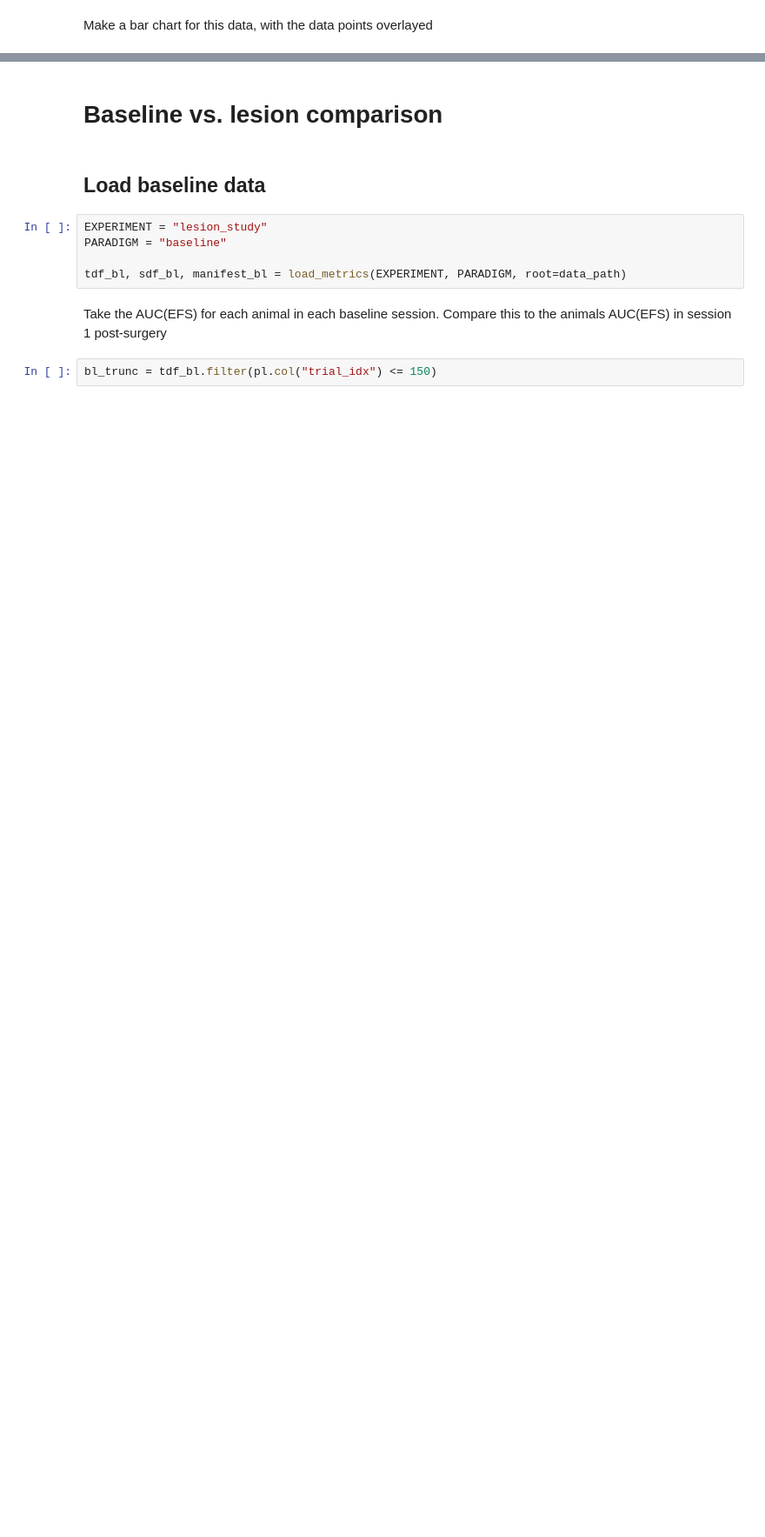
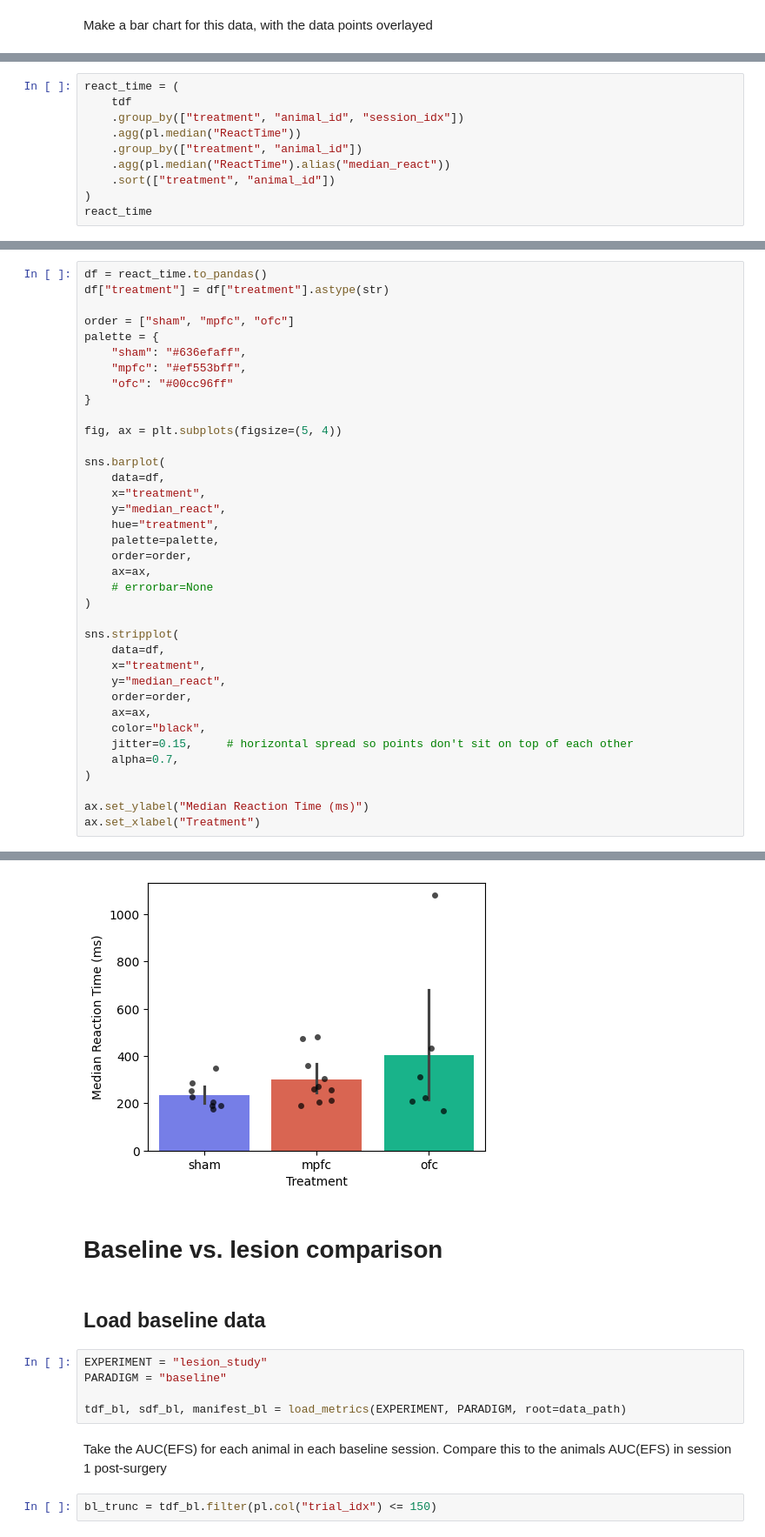
Before and after one commit to BenjoLiving/matching-pennies, a Jupyter notebook: matching_pennies/analysis/experiments/lesion_study_normal.ipynb, the cells around one changed output, grey strips where cells are left out. Shown at 87% size. Drawn from its saved outputs; the diff is of its cells as text; blank space fills up the shorter version.

```diff
--- a/matching_pennies/analysis/experiments/lesion_study_normal.ipynb
+++ b/matching_pennies/analysis/experiments/lesion_study_normal.ipynb
@@ -1144,0 +1243,10 @@ AttributeError: Rectangle.set() got an unexpected keyword argument 'ylabel'
+# %%
+react_time = (
+    tdf
+    .group_by(["treatment", "animal_id", "session_idx"])
+    .agg(pl.median("ReactTime"))
+    .group_by(["treatment", "animal_id"])
+    .agg(pl.median("ReactTime").alias("median_react"))
+    .sort(["treatment", "animal_id"])
+)
+react_time
@@ -1144,0 +1268,38 @@ AttributeError: Rectangle.set() got an unexpected keyword argument 'ylabel'
+# %%
+df = react_time.to_pandas()
+df["treatment"] = df["treatment"].astype(str)
+
+order = ["sham", "mpfc", "ofc"]
+palette = {
+    "sham": "#636efaff",
+    "mpfc": "#ef553bff",
+    "ofc": "#00cc96ff"
+}
+
+fig, ax = plt.subplots(figsize=(5, 4))
+
+sns.barplot(
+    data=df,
+    x="treatment",
+    y="median_react",
+    hue="treatment",
+    palette=palette,
+    order=order,
+    ax=ax,
+    # errorbar=None
+)
+
+sns.stripplot(
+    data=df,
+    x="treatment",
+    y="median_react",
+    order=order,
+    ax=ax,
+    color="black",
+    jitter=0.15,     # horizontal spread so points don't sit on top of each other
+    alpha=0.7,
+)
+
+ax.set_ylabel("Median Reaction Time (ms)")
+ax.set_xlabel("Treatment")
+# %% [output]
@@ -1145,3 +1307,4 @@ AttributeError: Rectangle.set() got an unexpected keyword argument 'ylabel'
+[figure, added]
 # %% [markdown]
 # Baseline vs. lesion comparison
 # %% [markdown]
```
Also changed, not shown: parts of 9 cells of this notebook.
